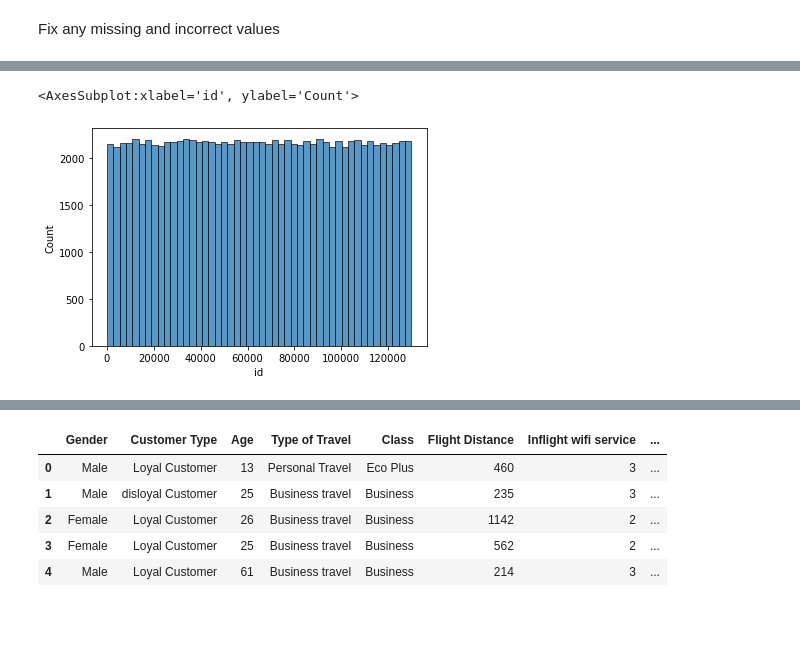
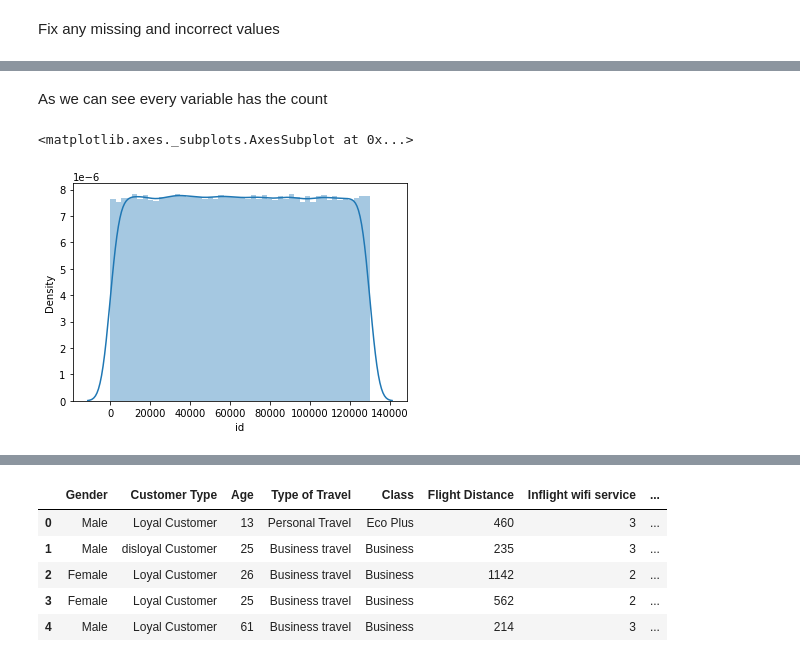
Before and after one commit to Bharadwaj0906/Airline-Passenger-Satisfaction-Project, a Jupyter notebook: EDA2.ipynb, the cells around one changed output, grey strips where cells are left out. Cells and saved outputs as stored; diff of their text form; code cells hidden in the pictures; blank space fills up the shorter version.

```diff
--- a/EDA2.ipynb
+++ b/EDA2.ipynb
@@ -153,6 +152,8 @@ sns.histplot(df["Unnamed: 0"])
 [figure]
+# %% [markdown]
+As we can see every variable has the count
 # %%
-sns.histplot(df.id.sort_values())
+sns.distplot(df.id.sort_values())
 # %% [output]
-<AxesSubplot:xlabel='id', ylabel='Count'>
+<matplotlib.axes._subplots.AxesSubplot at 0x...>
-[figure, old version]
+[figure, new version]
```
Also changed, not shown: parts of 19 cells of this notebook.
